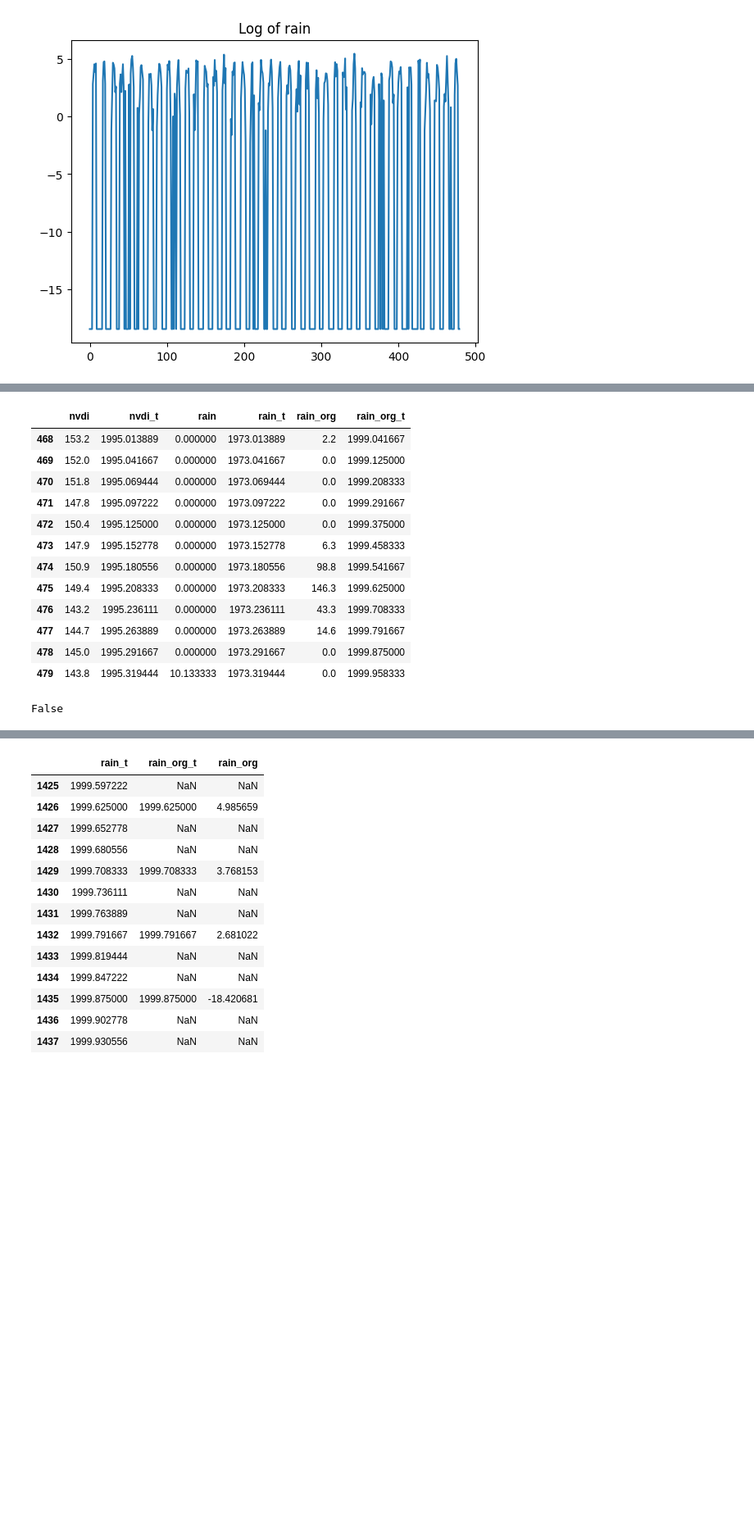
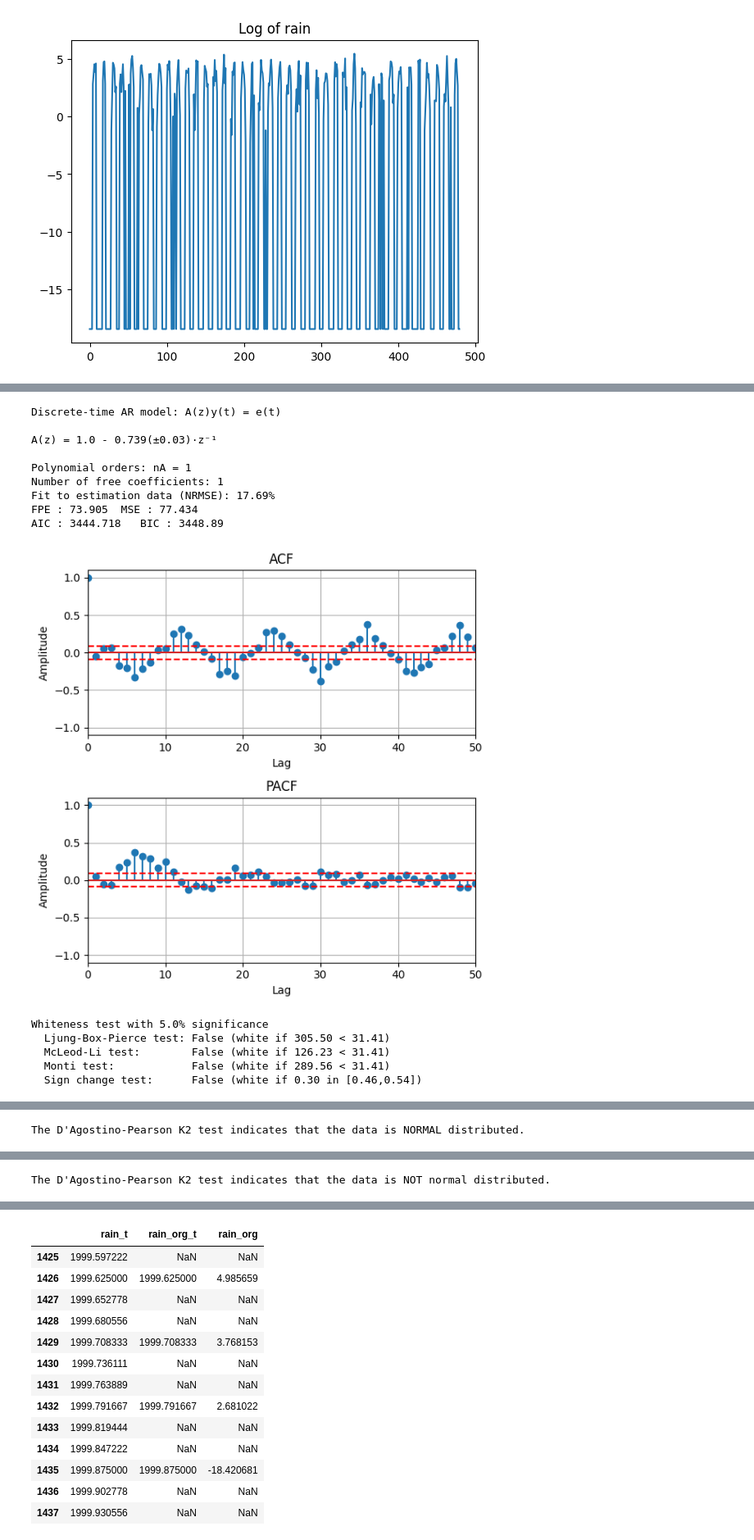
Before and after one commit to atjhin/lund-university, a Jupyter notebook: MASM17/FinalProject.ipynb, the cells around one changed output, grey strips where cells are left out. Shown at 82% size. Drawn from its saved outputs; the diff is of its cells as text; code cells hidden in the pictures; blank space fills up the shorter version.

```diff
--- a/MASM17/FinalProject.ipynb
+++ b/MASM17/FinalProject.ipynb
@@ -17,6 +17,45 @@ import scipy.stats as stats
 import random
 import copy
 import pylab
+# %%
+def getARMA(data, A=0, C=0):
+    A_free=A
+    C_free=C
+    model = modelling.PEM(data, A=A, C=C)
+    if isinstance(A, int):
+        A_free = [1]*(A+1)
+    if isinstance(C, int):
+        C_free = [1]*(C+1)
+    model.set_free_params(A_free=A_free, C_free=C_free)
+    model_fitted = model.fit(method='LS', bh=False)
+    model_fitted.summary()
+    return model_fitted
+
+def checkNormal(data, remove=False, title=None):
+    if remove:
+        data = data[remove:]
+    tests.check_if_normal(data)
+    stats.probplot(data, dist="norm", plot=pylab)
+    if title:
+        plt.title(title)
+    pylab.show()
+
+
+def analyzeARMA(x, A=0, C=0, noLags=50, titleStr=None, return_val=False, normal_test=True):
+    model = getARMA(x, A=A, C=C)
+    if isinstance(A, int): len_A = A
+    else: len_A = len(A)
+    if isinstance(C, int): len_C = C
+    else: len_C = len(C)
+    remove=max(len_A, len_C)
+    res = model.resid
+    acf_est, pacf_est = analysis.plotACFnPACF(res,noLags=noLags,titleStr=titleStr, return_val=True)
+    tests.whiteness_test(res)
+    if normal_test:
+        checkNormal(acf_est, remove=remove, title='ACF')
+        checkNormal(pacf_est, remove=remove, title='PACF')
+    if return_val:
+        return model, acf_est, pacf_est
 # %% [markdown]
 # Import data
 # %%
@@ -97,20 +120,18 @@ Kassala[['rain_org_t', 'rain_org']].rename(columns={'rain_org_t':'t'})
-# %%
-Kassala[Kassala['rain_org_t']>1999]
-# %% [output]
-|  | nvdi | nvdi_t | rain | rain_t | rain_org | rain_org_t |
-| 468 | 153.2 | 1995.013889 | 0.000000 | 1973.013889 | 2.2 | 1999.041667 |
-| 469 | 152.0 | 1995.041667 | 0.000000 | 1973.041667 | 0.0 | 1999.125000 |
-| 470 | 151.8 | 1995.069444 | 0.000000 | 1973.069444 | 0.0 | 1999.208333 |
-| 471 | 147.8 | 1995.097222 | 0.000000 | 1973.097222 | 0.0 | 1999.291667 |
-| 472 | 150.4 | 1995.125000 | 0.000000 | 1973.125000 | 0.0 | 1999.375000 |
-| 473 | 147.9 | 1995.152778 | 0.000000 | 1973.152778 | 6.3 | 1999.458333 |
-| 474 | 150.9 | 1995.180556 | 0.000000 | 1973.180556 | 98.8 | 1999.541667 |
-| 475 | 149.4 | 1995.208333 | 0.000000 | 1973.208333 | 146.3 | 1999.625000 |
-| 476 | 143.2 | 1995.236111 | 0.000000 | 1973.236111 | 43.3 | 1999.708333 |
-| 477 | 144.7 | 1995.263889 | 0.000000 | 1973.263889 | 14.6 | 1999.791667 |
-| 478 | 145.0 | 1995.291667 | 0.000000 | 1973.291667 | 0.0 | 1999.875000 |
-| 479 | 143.8 | 1995.319444 | 10.133333 | 1973.319444 | 0.0 | 1999.958333 |
-# %%
-np.isnan(1)
-# %% [output]
-False
+# %%
+analyzeARMA(y, A=1)
+# %% [output]
+Discrete-time AR model: A(z)y(t) = e(t)
+
+A(z) = 1.0 - 0.739(±0.03)·z⁻¹
+
+Polynomial orders: nA = 1
+Number of free coefficients: 1
+Fit to estimation data (NRMSE): 17.69%
+FPE : 73.905  MSE : 77.434
+AIC : 3444.718   BIC : 3448.89
+[figure, added]
+Whiteness test with 5.0% significance
+  Ljung-Box-Pierce test: False (white if 305.50 < 31.41)
+  McLeod-Li test:        False (white if 126.23 < 31.41)
+  Monti test:            False (white if 289.56 < 31.41)
+  Sign change test:      False (white if 0.30 in [0.46,0.54])
@@ -116,0 +139 @@ False
+The D'Agostino-Pearson K2 test indicates that the data is NORMAL distributed.
@@ -116,0 +141 @@ False
+The D'Agostino-Pearson K2 test indicates that the data is NOT normal distributed.
```
Also changed, not shown: parts of 26 cells of this notebook, 2 other files.
